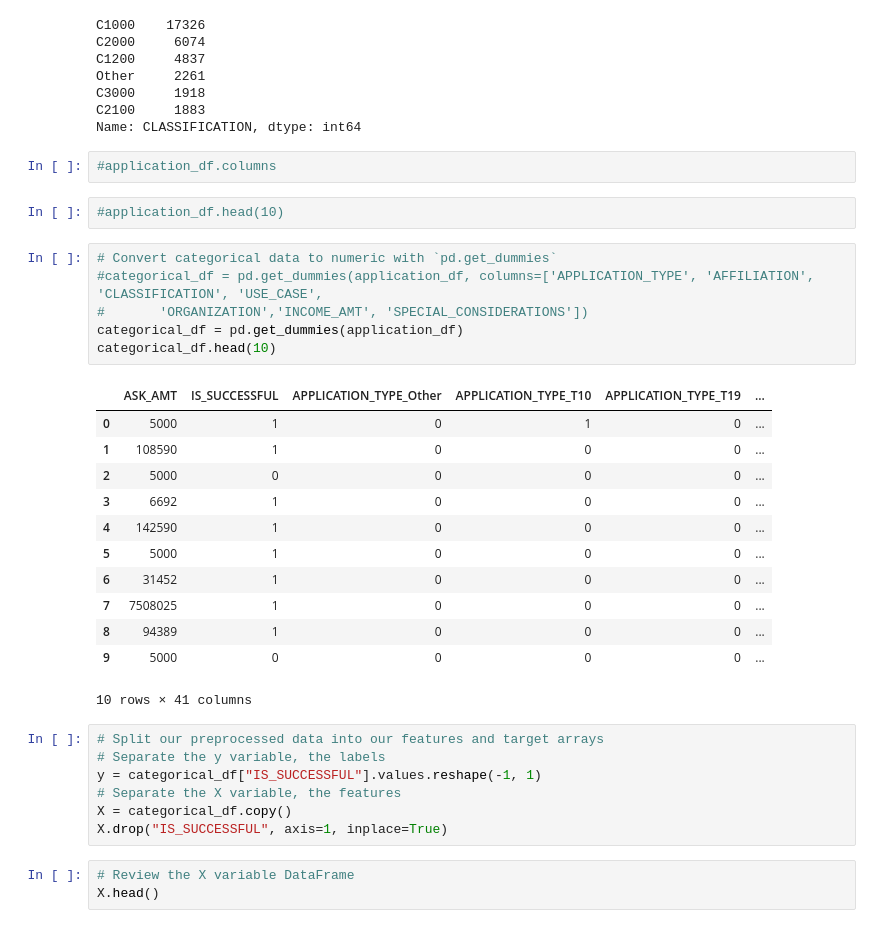
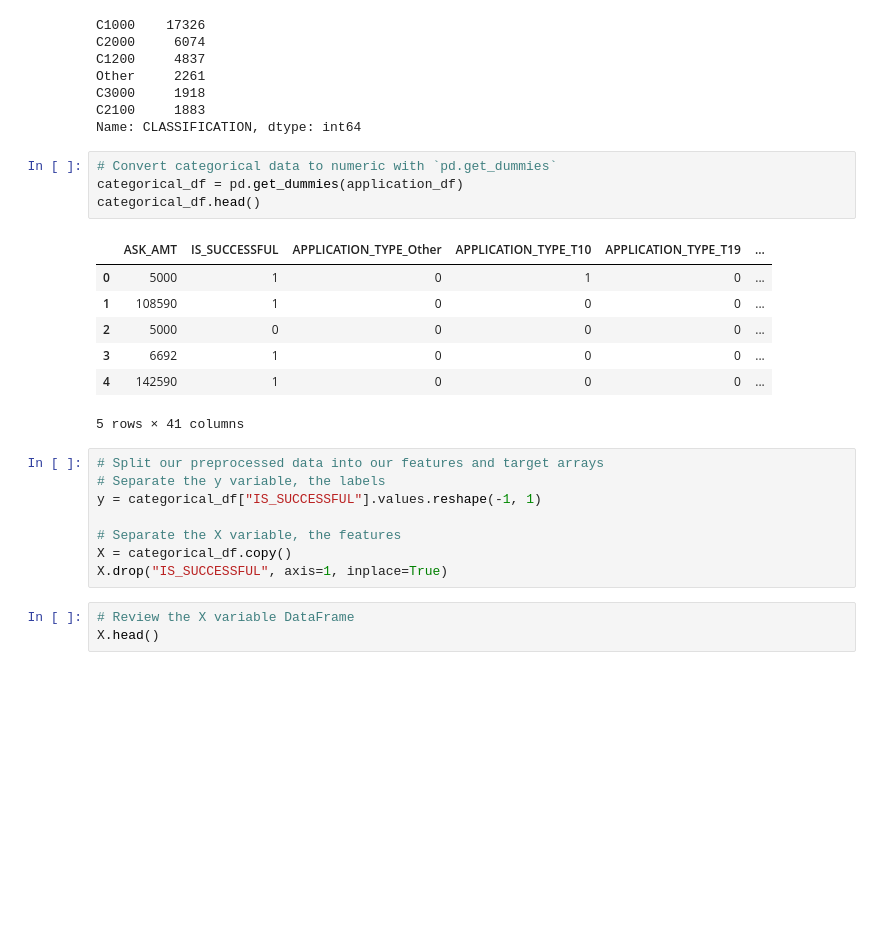
Before and after one commit to kdmorjam/deep-learning-challenge, a Jupyter notebook: deep_learning/Optimize4/charity_deep_learning_V5.ipynb, the cells around one changed output. Cells and saved outputs as stored; diff of their text form; blank space fills up the shorter version.

```diff
--- a/deep_learning/Optimize4/charity_deep_learning_V5.ipynb
+++ b/deep_learning/Optimize4/charity_deep_learning_V5.ipynb
@@ -167,33 +168,23 @@ Other     2261
 C3000     1918
 C2100     1883
 Name: CLASSIFICATION, dtype: int64
-# %%
-#application_df.columns
-# %%
-#application_df.head(10)
 # %%
 # Convert categorical data to numeric with `pd.get_dummies`
-#categorical_df = pd.get_dummies(application_df, columns=['APPLICATION_TYPE', 'AFFILIATION', 'CLASSIFICATION', 'USE_CASE',
-#       'ORGANIZATION','INCOME_AMT', 'SPECIAL_CONSIDERATIONS'])
 categorical_df = pd.get_dummies(application_df)
-categorical_df.head(10)
+categorical_df.head()
 # %% [output]
 |  | ASK_AMT | IS_SUCCESSFUL | APPLICATION_TYPE_Other | APPLICATION_TYPE_T10 | APPLICATION_TYPE_T19 | ... |
 | 0 | 5000 | 1 | 0 | 1 | 0 | ... |
 | 1 | 108590 | 1 | 0 | 0 | 0 | ... |
 | 2 | 5000 | 0 | 0 | 0 | 0 | ... |
 | 3 | 6692 | 1 | 0 | 0 | 0 | ... |
 | 4 | 142590 | 1 | 0 | 0 | 0 | ... |
-| 5 | 5000 | 1 | 0 | 0 | 0 | ... |
-| 6 | 31452 | 1 | 0 | 0 | 0 | ... |
-| 7 | 7508025 | 1 | 0 | 0 | 0 | ... |
-| 8 | 94389 | 1 | 0 | 0 | 0 | ... |
-| 9 | 5000 | 0 | 0 | 0 | 0 | ... |
-10 rows × 41 columns
+5 rows × 41 columns
 # %%
 # Split our preprocessed data into our features and target arrays
 # Separate the y variable, the labels
 y = categorical_df["IS_SUCCESSFUL"].values.reshape(-1, 1)
+
 # Separate the X variable, the features
 X = categorical_df.copy()
 X.drop("IS_SUCCESSFUL", axis=1, inplace=True)
```
Also changed, not shown: parts of 10 cells of this notebook, 15 other files.
